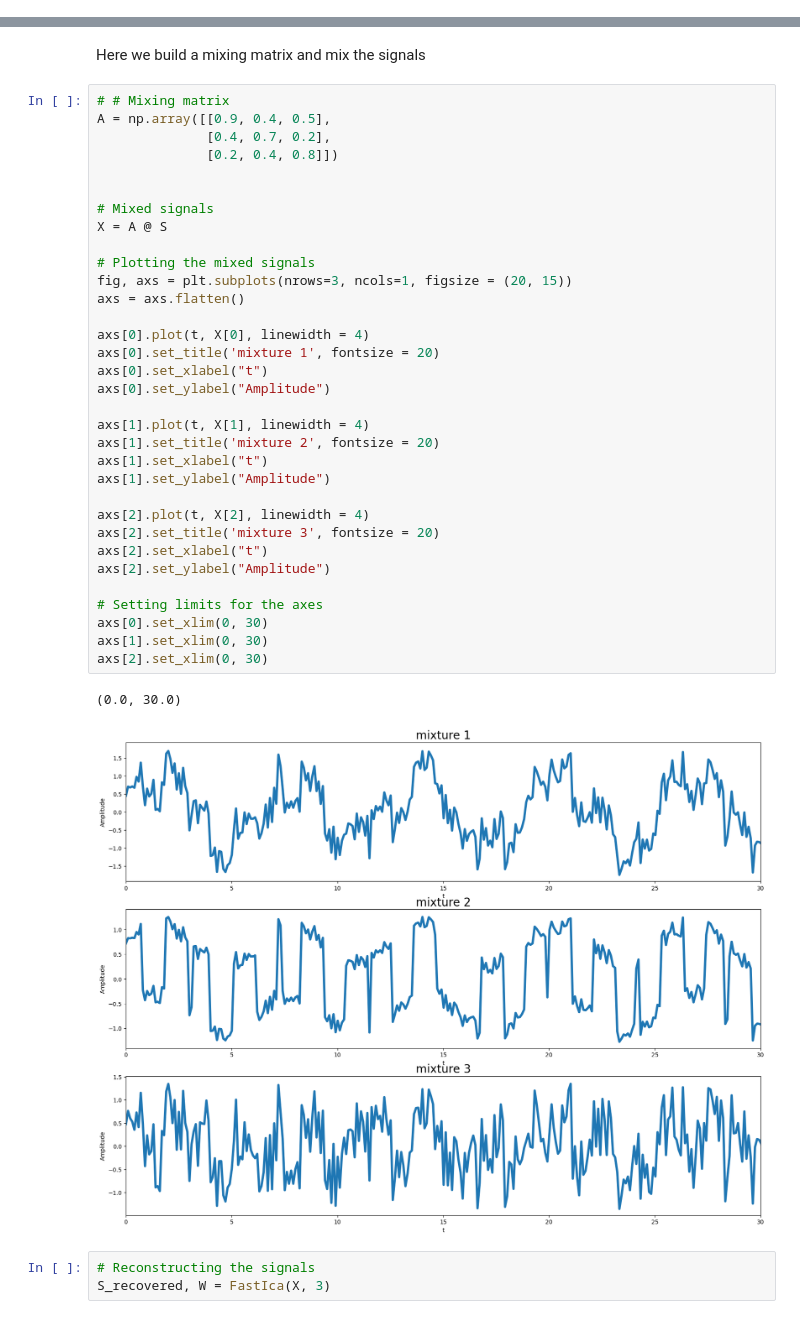
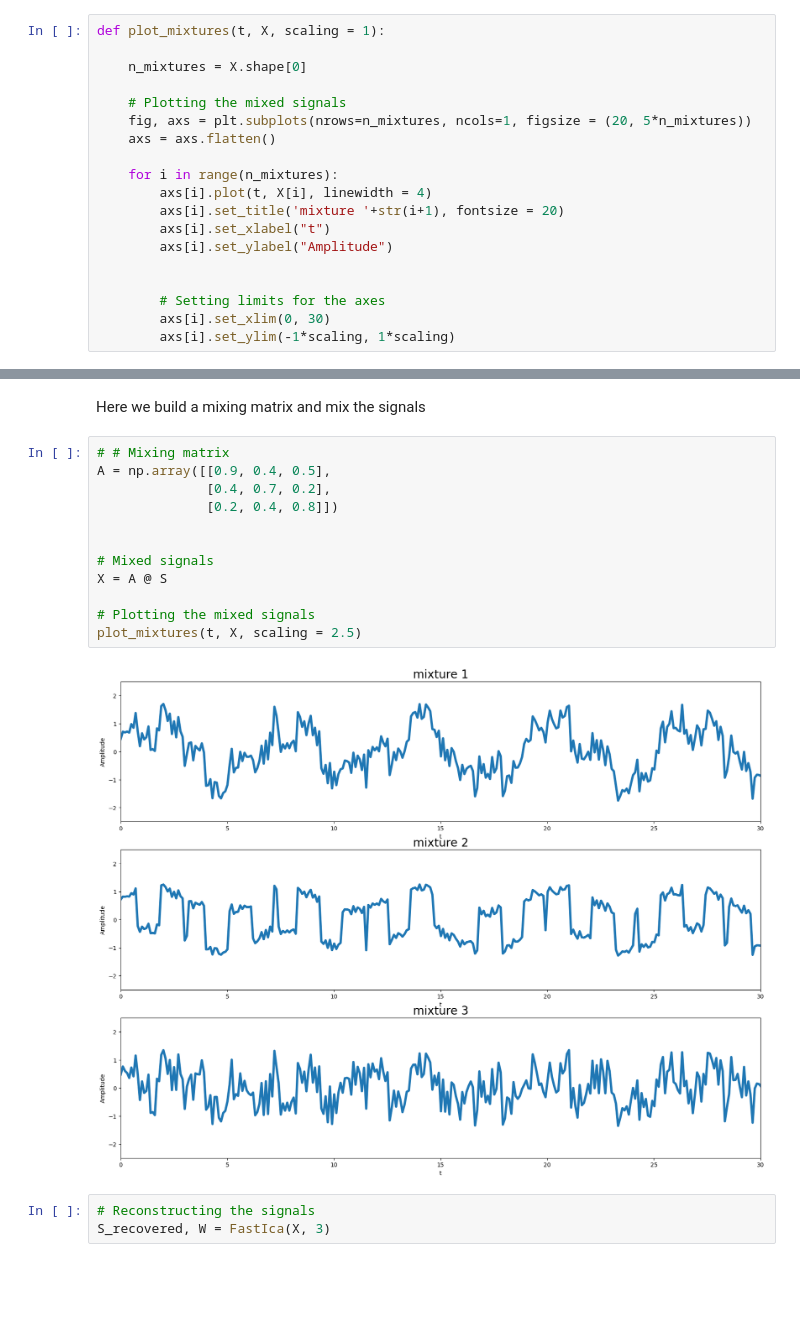
Before and after one commit to gabricarr/FastICA-Information-Theory, a Jupyter notebook: ICA.ipynb, the cells around one changed output, grey strips where cells are left out. Drawn from its saved outputs; the diff is of its cells as text; blank space fills up the shorter version.

```diff
--- a/ICA.ipynb
+++ b/ICA.ipynb
@@ -122,6 +157,25 @@ def plot_signals(t, S, title, labels = False, scaling = 1):
 
     if labels:
         plt.legend()
+# %%
+def plot_mixtures(t, X, scaling = 1):
+
+    n_mixtures = X.shape[0]
+
+    # Plotting the mixed signals
+    fig, axs = plt.subplots(nrows=n_mixtures, ncols=1, figsize = (20, 5*n_mixtures))
+    axs = axs.flatten()
+
+    for i in range(n_mixtures):
+        axs[i].plot(t, X[i], linewidth = 4)
+        axs[i].set_title('mixture '+str(i+1), fontsize = 20)
+        axs[i].set_xlabel("t")
+        axs[i].set_ylabel("Amplitude")
+
+
+        # Setting limits for the axes
+        axs[i].set_xlim(0, 30)
+        axs[i].set_ylim(-1*scaling, 1*scaling)
 # %% [markdown]
 ## Example 1
 # %% [markdown]
@@ -149,42 +203,20 @@ plot_signals(t, S, "Original Signals", labels = True, scaling = 1.5)
 [figure]
 # %% [markdown]
 Here we build a mixing matrix and mix the signals
-# %%
-# # Mixing matrix
-A = np.array([[0.9, 0.4, 0.5],
-              [0.4, 0.7, 0.2],
-              [0.2, 0.4, 0.8]])
-
-
-# Mixed signals
-X = A @ S
-
-# Plotting the mixed signals
-fig, axs = plt.subplots(nrows=3, ncols=1, figsize = (20, 15))
-axs = axs.flatten()
-
-axs[0].plot(t, X[0], linewidth = 4)
-axs[0].set_title('mixture 1', fontsize = 20)
-axs[0].set_xlabel("t")
-axs[0].set_ylabel("Amplitude")
-
-axs[1].plot(t, X[1], linewidth = 4)
-axs[1].set_title('mixture 2', fontsize = 20)
-axs[1].set_xlabel("t")
-axs[1].set_ylabel("Amplitude")
-
-axs[2].plot(t, X[2], linewidth = 4)
-axs[2].set_title('mixture 3', fontsize = 20)
-axs[2].set_xlabel("t")
-axs[2].set_ylabel("Amplitude")
-
-# Setting limits for the axes
-axs[0].set_xlim(0, 30)
-axs[1].set_xlim(0, 30)
-axs[2].set_xlim(0, 30)
-# %% [output]
-(0.0, 30.0)
-[figure, removed]
+# %%
+# # Mixing matrix
+A = np.array([[0.9, 0.4, 0.5],
+              [0.4, 0.7, 0.2],
+              [0.2, 0.4, 0.8]])
+
+
+# Mixed signals
+X = A @ S
+
+# Plotting the mixed signals
+plot_mixtures(t, X, scaling = 2.5)
+# %% [output]
+[figure, added]
 # %%
 # Reconstructing the signals
 S_recovered, W = FastIca(X, 3)
```
Also changed, not shown: parts of 14 cells of this notebook.
